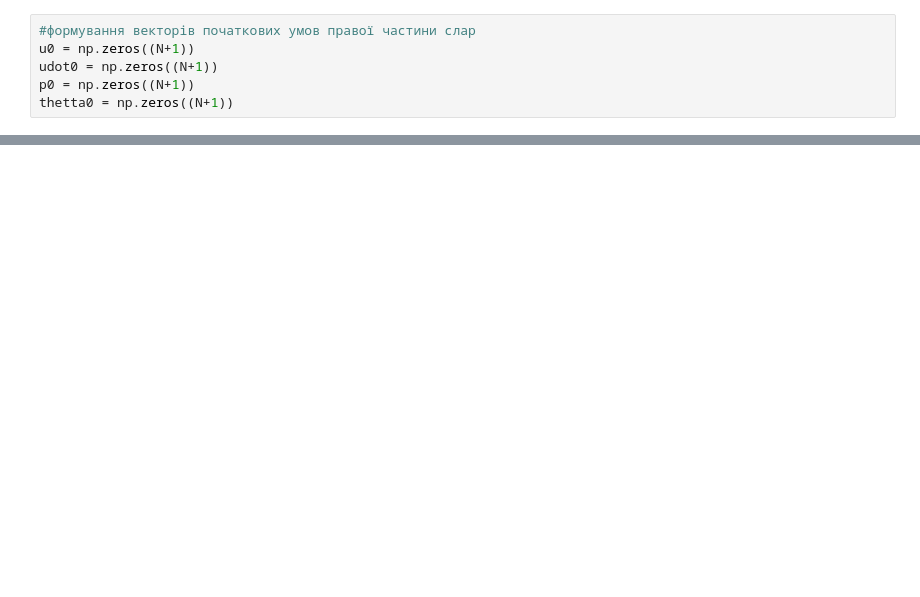
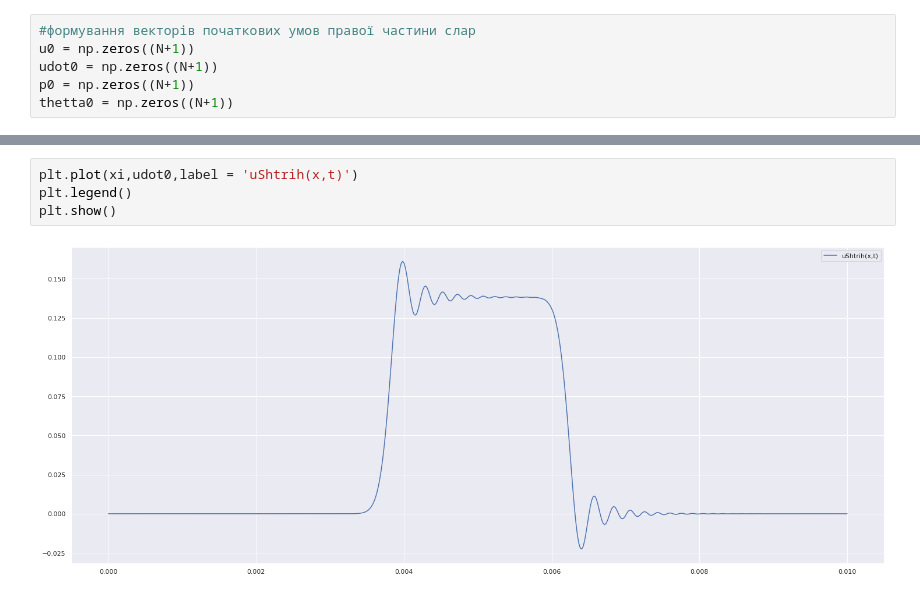
Before and after one commit to maxymVoytovych/BachelorsCode, a Jupyter notebook: CodeStatic/Main.ipynb, the cells around one changed output, grey strips where cells are left out. Cells and saved outputs as stored; diff of their text form; blank space fills up the shorter version.

```diff
--- a/CodeStatic/Main.ipynb
+++ b/CodeStatic/Main.ipynb
@@ -432,0 +500,6 @@ plt.plot(xi,thetta0)
+# %%
+plt.plot(xi,udot0,label = 'uShtrih(x,t)')
+plt.legend()
+plt.show()
+# %% [output]
+[figure, added]
```
Also changed, not shown: parts of 22 cells of this notebook, 2 other files.
